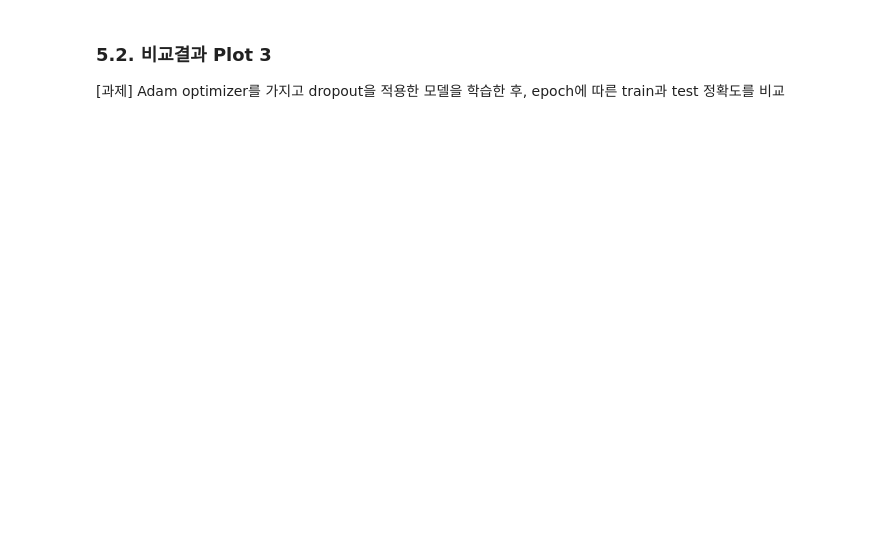
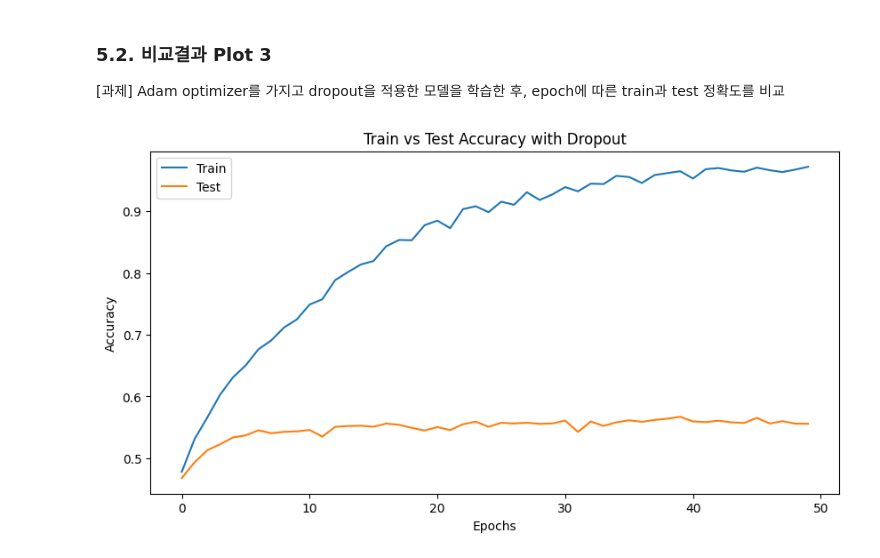
Before and after one commit to mc-friday/hanghaeAI, a Jupyter notebook: [1주차]심화과제.ipynb, the cells around one changed output. Cells and saved outputs as stored; diff of their text form; code cells hidden in the pictures; blank space fills up the shorter version.

```diff
--- a/[1주차]심화과제.ipynb
+++ b/[1주차]심화과제.ipynb
@@ -317,0 +366,4 @@ plt.show()
+# %%
+plot_acc(dropout_train_accs, dropout_test_accs, "Train vs Test Accuracy with Dropout", label1='Train', label2='Test')
+# %% [output]
+[figure, added]
```
Also changed, not shown: parts of 8 cells of this notebook.
